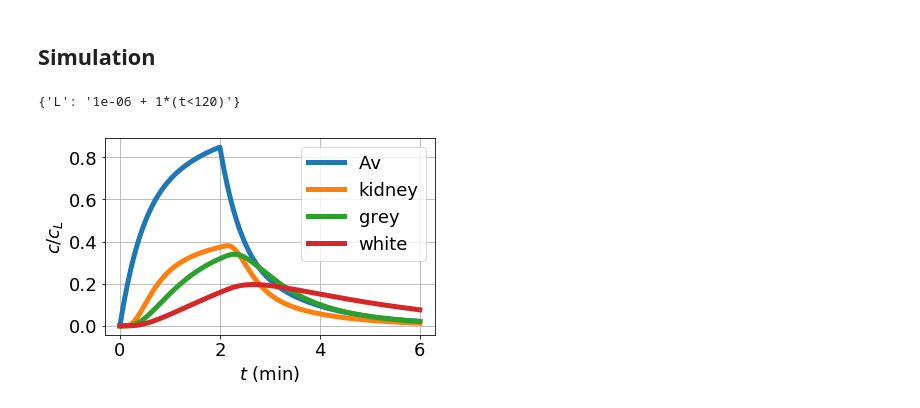
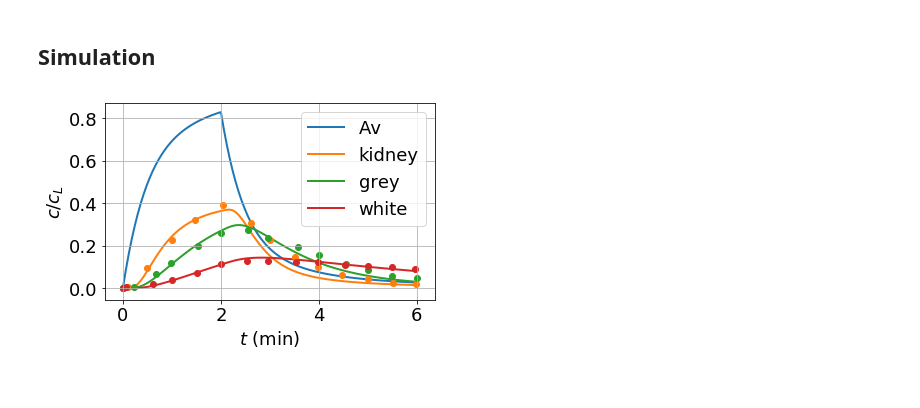
Before and after one commit to gawthrop/Advection22, a Jupyter notebook: Advection.ipynb, the cells around one changed output. Cells and saved outputs as stored; diff of their text form; code cells hidden in the pictures.

```diff
--- a/Advection.ipynb
+++ b/Advection.ipynb
@@ -1085,8 +1134,7 @@ Delay (venous) = 37.04 sec = 0.62 min
 # %%
 ## Simulation
 t = np.linspace(0,360,1000)
-# t = np.linspace(0,1000,1000)
-# t = np.linspace(0,1000,1000)
+t = np.linspace(0,360,100)
 t_ss = np.linspace(0,10000,1000)
 t_1 = 120
 
@@ -1099,7 +1147,7 @@ X0 = x_min*np.ones(sPK['n_X'])
 chemostats = ['L']
 scPK = st.statify(sPK,chemostats=chemostats)
 X_chemo = {'L':f'{x_min} + 1*(t<{t_1})'}
-print(X_chemo)
+# print(X_chemo)
 
 ## Simulate - steady state
 dat_ss = st.sim(sPK,sc=scPK,t=t_ss,X0=X0,parameter=parameter)
@@ -1108,10 +1156,28 @@ X_ss = dat_ss['X'][-1,:]
 
 ## Simulate
 dat = st.sim(sPK,sc=scPK,t=t,X0=X_ss,parameter=parameter,X_chemo=X_chemo)
-# %% [output]
-{'L': '1e-06 + 1*(t<120)'}
+# %%
+##Extract Mapleson data
+def getCSV(name):
+    x = [0]
+    y = [0]
+    filename = name+'.csv'
+    if exists(filename):
+        with open(filename) as csvfile:
+            csvReader = csv.reader(csvfile, delimiter=',')
+            for row in csvReader:
+                x += [float(row[0])]
+                y += [float(row[1])]
+
+    return np.array(x),np.array(y)
+
+# X = {}
+# Y = {}
+# x,y = getCSV('kidney')
+# plt.plot(x,y)
 # %%
-def plotPool(plot_pools = ['white','grey','kidney'],figname='sim',conc=True):
+## Function to plot pool data
+def plotPool(plot_pools=['Av','kidney','grey','white'],figname='sim',conc=True):
     ## Extract state
     species = sPK['species']
     X = dat['X']
@@ -1136,7 +1202,17 @@ def plotPool(plot_pools = ['white','grey','kidney'],figname='sim',conc=True):
         else:
             y = X[:,i_pool]
 
-        plt.plot(t/60,y,label=pool,lw=lw)
+        plt.plot(t/60,y,label=pool,lw=2,zorder=0)
+
+    for pool in plot_pools:
+        t_map,y_map = getCSV(pool)
+
+        ## Normalisation factor (units of Tension) to make data
+        ## commensurate with simulation data which is normalised concentration.
+        T_L = 1000 #mmHg
+
+        ## Plot as dots on top of simulation data - same colours
+        plt.scatter(t_map,y_map/T_L,zorder=1)
 
     plt.legend()
     plt.grid()
@@ -1150,7 +1226,7 @@ def plotPool(plot_pools = ['white','grey','kidney'],figname='sim',conc=True):
     plt.show()
 # %%
 ## Plot data
-plotPool(plot_pools = ['Av','kidney','grey','white'],conc=True)
+plotPool()
 # %% [output]
-[figure, old version]
+[figure, new version]
 # %%
```
Also changed, not shown: parts of 27 cells of this notebook, 5 other files.
